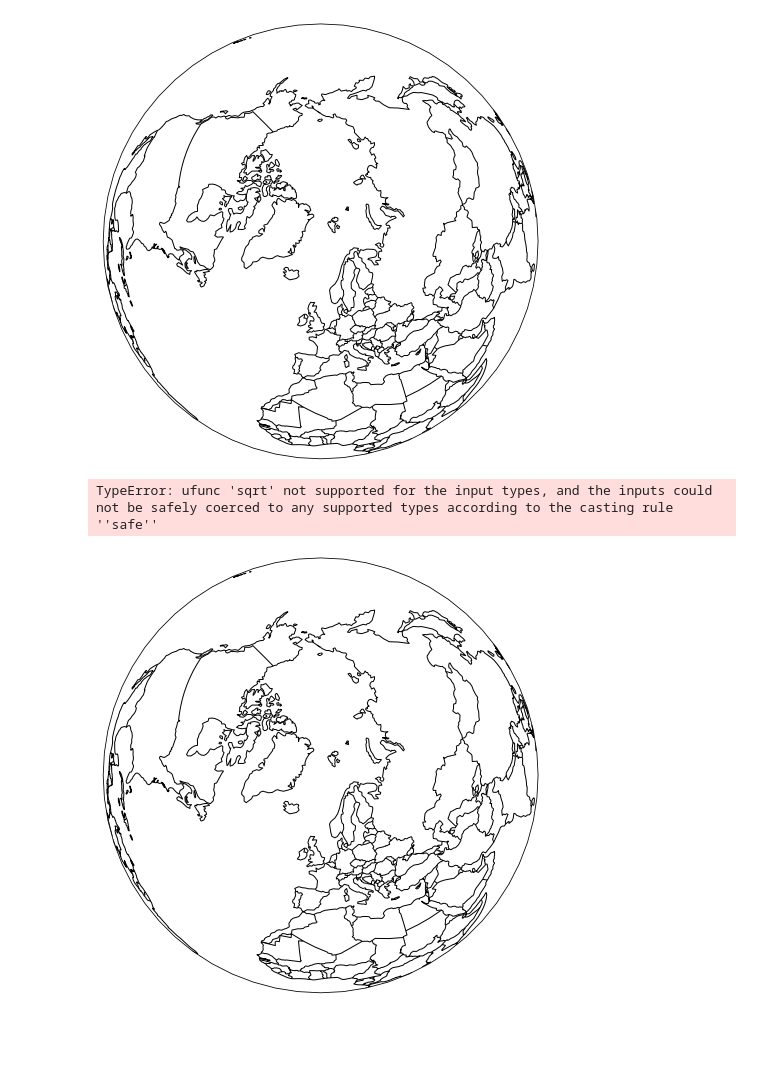
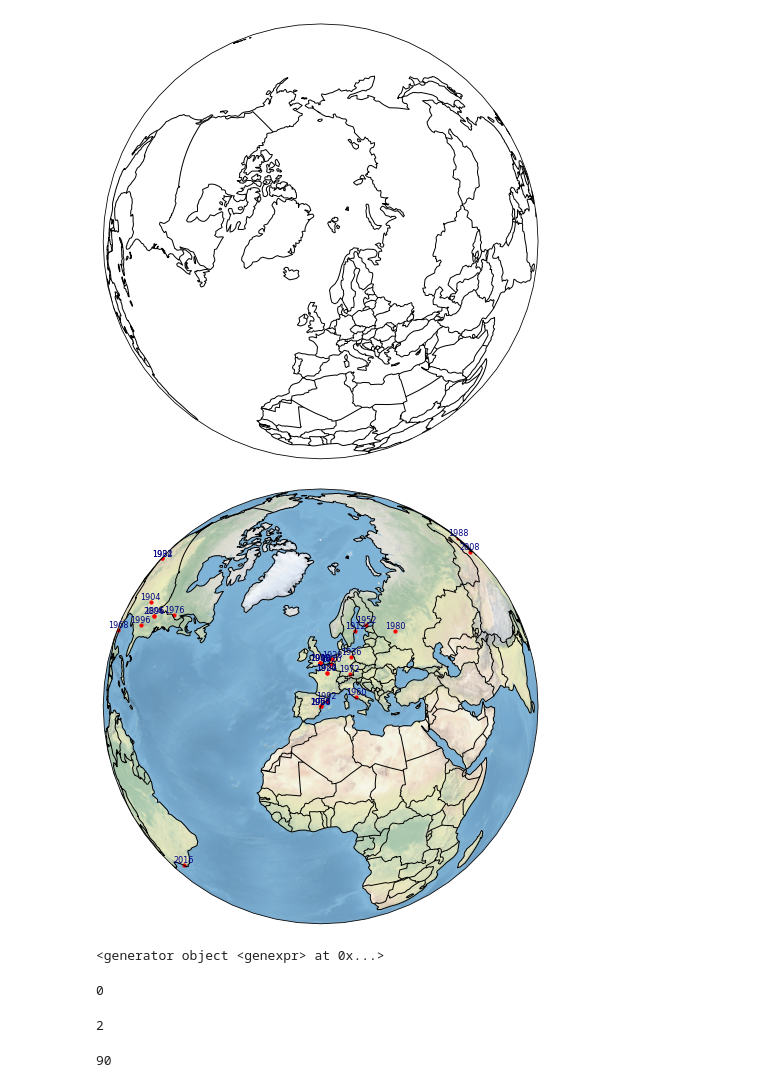
Before and after one commit to IvanaEscobar/sandbox, a Jupyter notebook: efficientPy/Exercise Files/chapter2/02_04/02_04_comprehensions_begin.ipynb, the cells around one changed output. Cells and saved outputs as stored; diff of their text form; code cells hidden in the pictures; blank space fills up the shorter version.

```diff
--- a/efficientPy/Exercise Files/chapter2/02_04/02_04_comprehensions_begin.ipynb
+++ b/efficientPy/Exercise Files/chapter2/02_04/02_04_comprehensions_begin.ipynb
@@ -132,18 +132,21 @@ ax.add_feature(cartopy.feature.BORDERS)
 <cartopy.mpl.feature_artist.FeatureArtist at 0x...>
 [figure]
 # %%
-ortho = ccrs.Orthographic(central_latitude=75)
+ortho = ccrs.Orthographic(central_latitude=40)
 pp.figure(figsize=(8,8))
 
 ax = pp.axes(projection=ortho)
 ax.coastlines('110m')
+ax.stock_img()
 ax.add_feature(cartopy.feature.BORDERS)
 
 for year,city in cities_by_year.items():
     x,y = coordinates_by_city[city]
-    #points = ortho.transform_point(ccrs.Geodetic(), x,y)
 
-    ax.scatter(x,y,'r.')
+    ax.scatter(x=x,y=y,color='red',s=10,
+               transform=ccrs.PlateCarree())
+    ax.text(x,y,year,fontsize=8,ha='center', \
+            va='bottom',color='navy', \
+           transform=ccrs.PlateCarree())
 # %% [output]
-TypeError: ufunc 'sqrt' not supported for the input types, and the inputs could not be safely coerced to any supported types according to the casting rule ''safe''
-[figure, old version]
+[figure, new version]
@@ -149,0 +155,17 @@ TypeError: ufunc 'sqrt' not supported for the input types, and the inputs could
+# %%
+even
+# %% [output]
+<generator object <genexpr> at 0x...>
+# %%
+even.__next__()
+# %% [output]
+0
+# %%
+even.__next__()
+# %% [output]
+2
+# %%
+even = (i for i in range(20) if i % 2 == 0)
+sum(even)
+# %% [output]
+90
```
Also changed, not shown: parts of 4 cells of this notebook.
